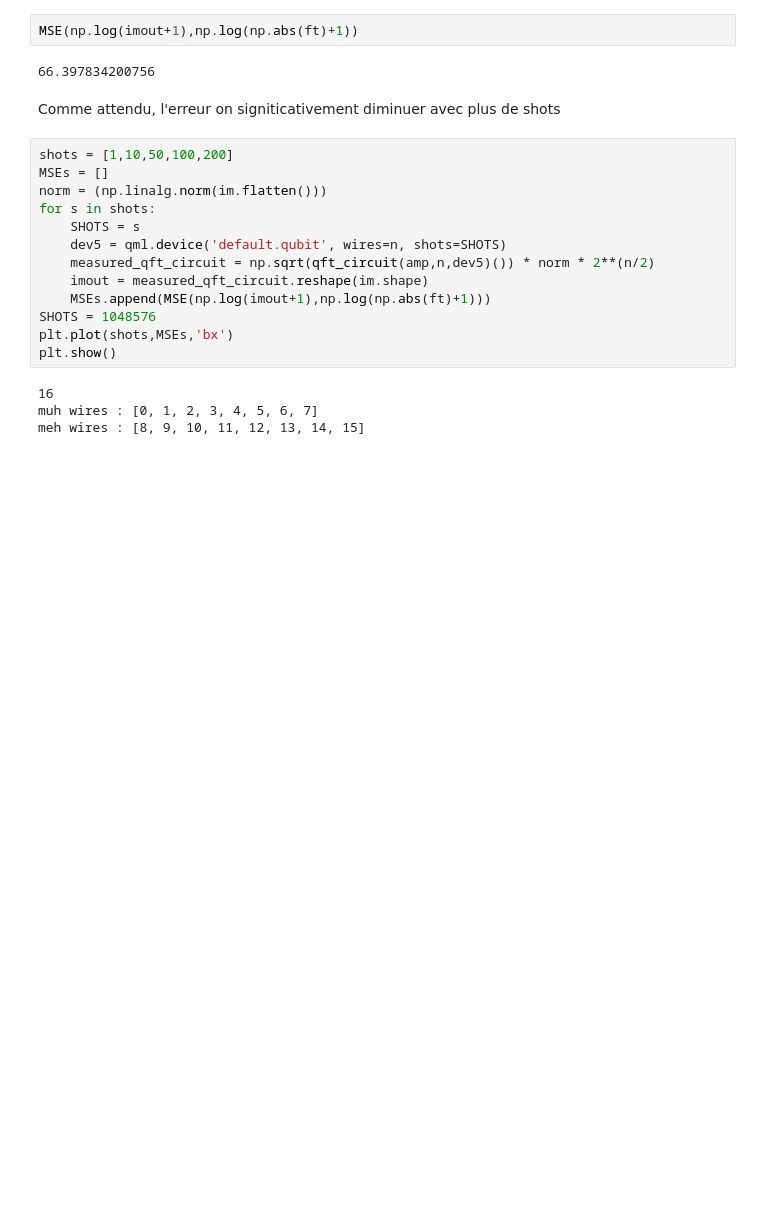
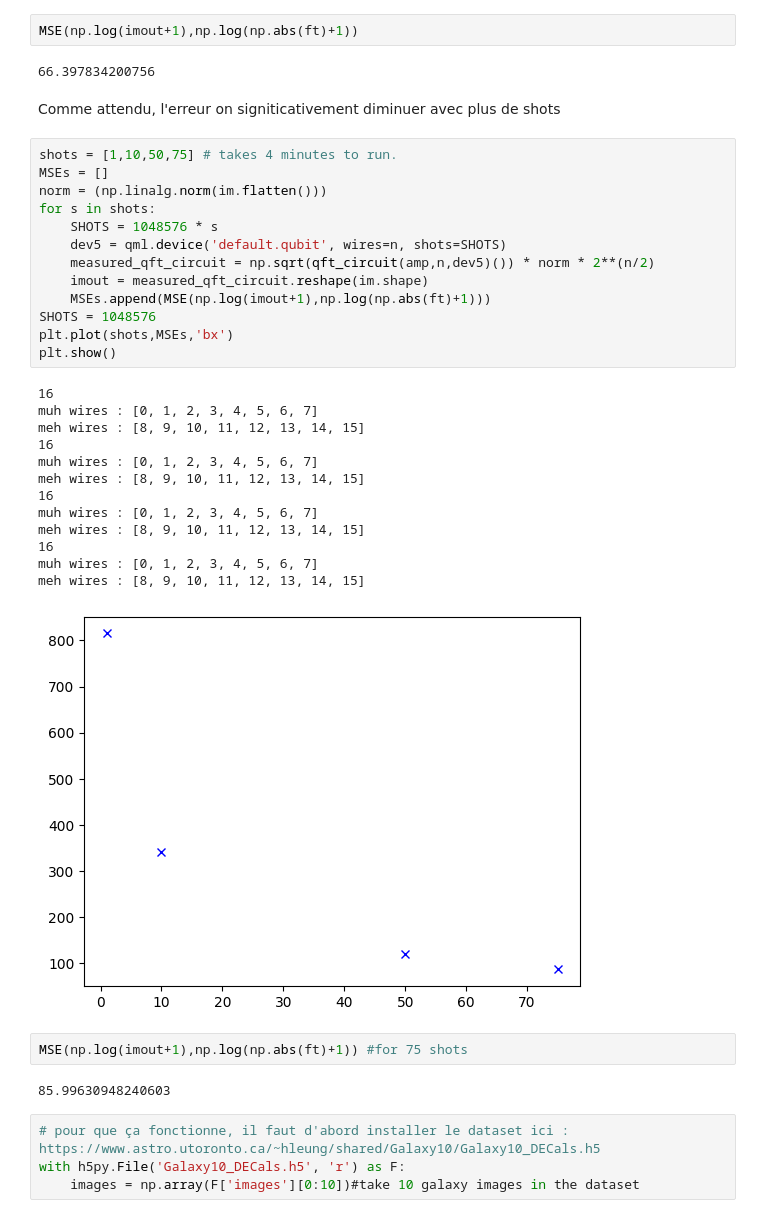
Before and after one commit to Kuift/QuantumAstronomy, a Jupyter notebook: QPIE_Pennylane.ipynb, the cells around one changed output. Cells and saved outputs as stored; diff of their text form; blank space fills up the shorter version.

```diff
--- a/QPIE_Pennylane.ipynb
+++ b/QPIE_Pennylane.ipynb
@@ -324,19 +324,37 @@ MSE(np.log(imout+1),np.log(np.abs(ft)+1))
 # %% [markdown]
 Comme attendu, l'erreur on signiticativement diminuer avec plus de shots
 # %%
-shots = [1,10,50,100,200]
+shots = [1,10,50,75] # takes 4 minutes to run.
 MSEs = []
 norm = (np.linalg.norm(im.flatten()))
 for s in shots:
-    SHOTS = s
+    SHOTS = 1048576 * s
     dev5 = qml.device('default.qubit', wires=n, shots=SHOTS)
     measured_qft_circuit = np.sqrt(qft_circuit(amp,n,dev5)()) * norm * 2**(n/2)
     imout = measured_qft_circuit.reshape(im.shape)
     MSEs.append(MSE(np.log(imout+1),np.log(np.abs(ft)+1)))
 SHOTS = 1048576
 plt.plot(shots,MSEs,'bx')
 plt.show()
 # %% [output]
 16
 muh wires : [0, 1, 2, 3, 4, 5, 6, 7]
 meh wires : [8, 9, 10, 11, 12, 13, 14, 15]
+16
+muh wires : [0, 1, 2, 3, 4, 5, 6, 7]
+meh wires : [8, 9, 10, 11, 12, 13, 14, 15]
+16
+muh wires : [0, 1, 2, 3, 4, 5, 6, 7]
+meh wires : [8, 9, 10, 11, 12, 13, 14, 15]
+16
+muh wires : [0, 1, 2, 3, 4, 5, 6, 7]
+meh wires : [8, 9, 10, 11, 12, 13, 14, 15]
+[figure, added]
+# %%
+MSE(np.log(imout+1),np.log(np.abs(ft)+1)) #for 75 shots
+# %% [output]
+85.99630948240603
+# %%
+# pour que ça fonctionne, il faut d'abord installer le dataset ici : https://www.astro.utoronto.ca/~hleung/shared/Galaxy10/Galaxy10_DECals.h5
+with h5py.File('Galaxy10_DECals.h5', 'r') as F:
+    images = np.array(F['images'][0:10])#take 10 galaxy images in the dataset
```
Also changed, not shown: parts of 11 cells of this notebook.
